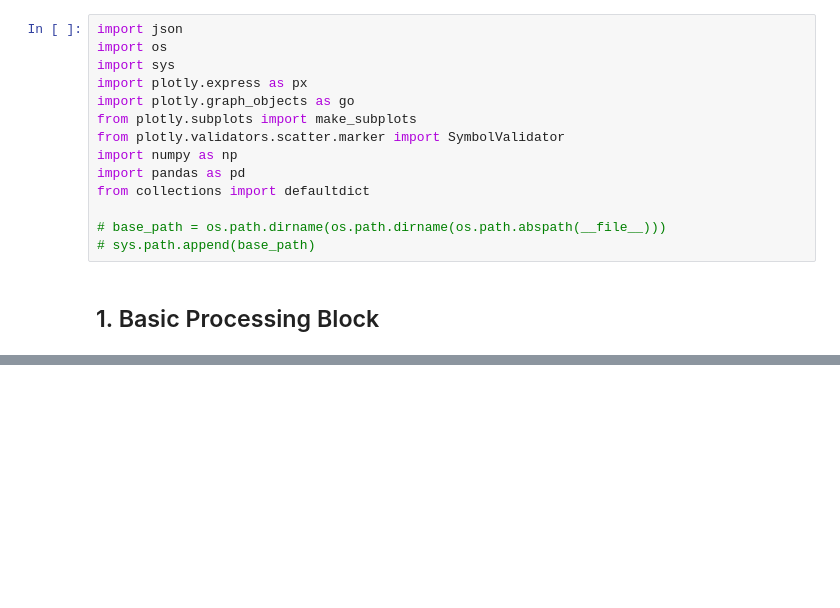
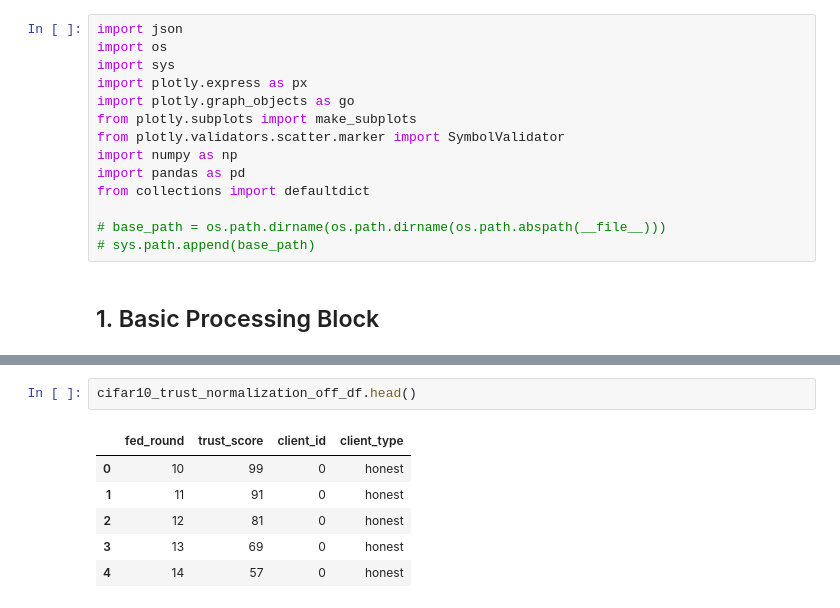
Before and after one commit to fnc11/CosDefence, a Jupyter notebook: notebooks/hp_tuning_visualization.ipynb, the cells around one changed output, grey strips where cells are left out. Drawn from its saved outputs; the diff is of its cells as text; blank space fills up the shorter version.

```diff
--- a/notebooks/hp_tuning_visualization.ipynb
+++ b/notebooks/hp_tuning_visualization.ipynb
@@ -306,0 +94,9 @@ FileNotFoundError: [Errno 2] No such file or directory: '/home/fnx11/thesis/code
+# %%
+cifar10_trust_normalization_off_df.head()
+# %% [output]
+|  | fed_round | trust_score | client_id | client_type |
+| 0 | 10 | 99 | 0 | honest |
+| 1 | 11 | 91 | 0 | honest |
+| 2 | 12 | 81 | 0 | honest |
+| 3 | 13 | 69 | 0 | honest |
+| 4 | 14 | 57 | 0 | honest |
```
Also changed, not shown: parts of 23 cells of this notebook, 49 other files.
